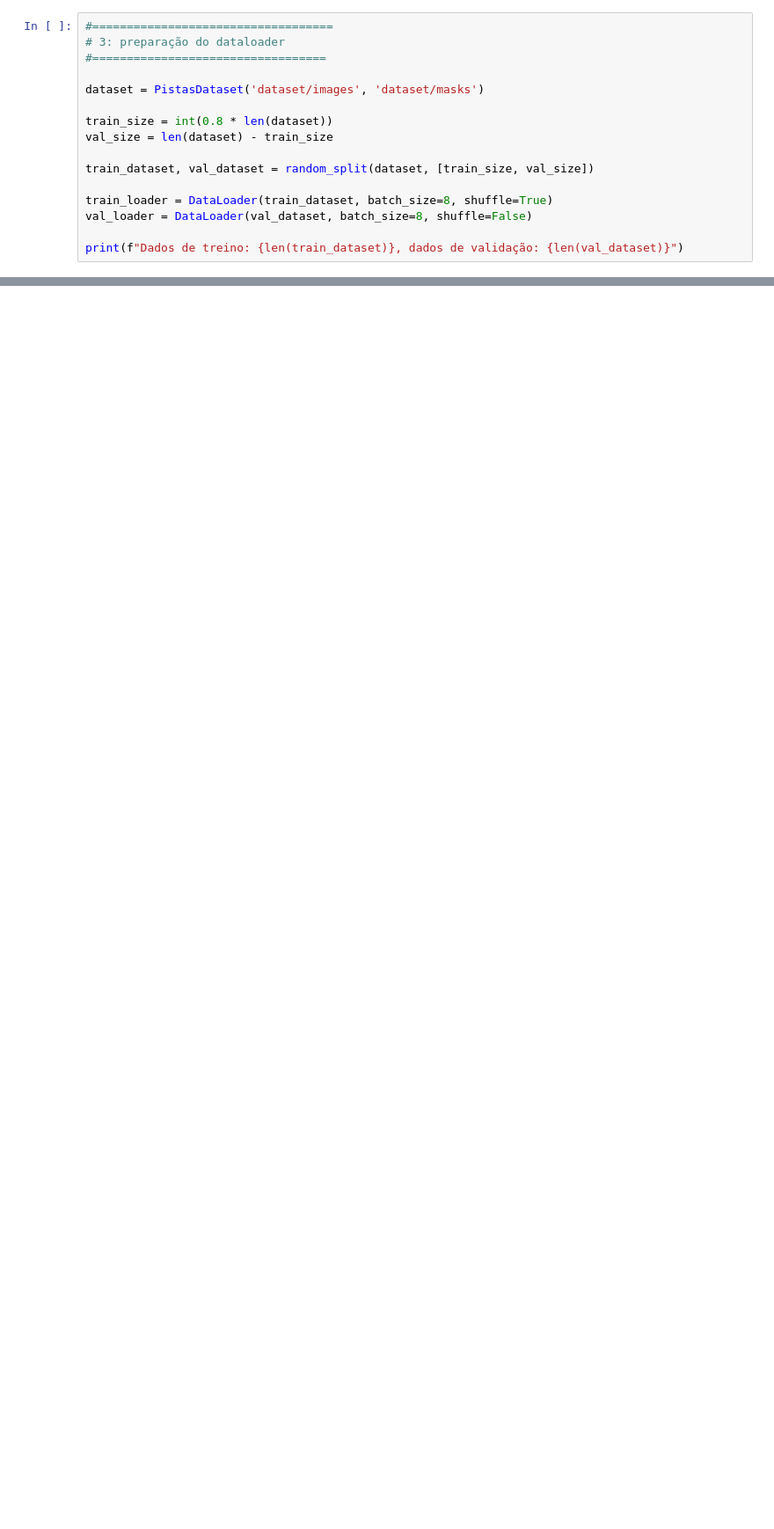
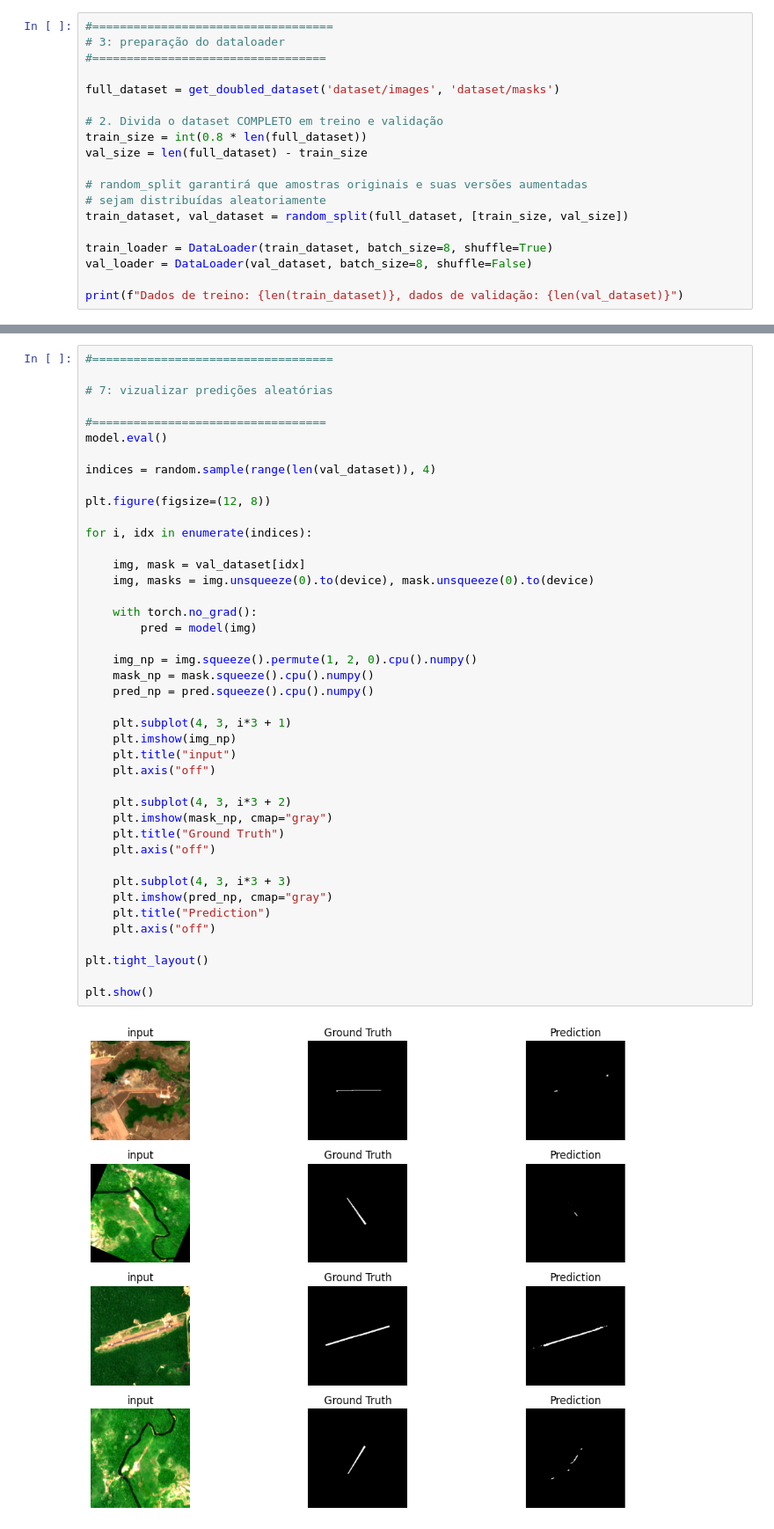
Before and after one commit to DanielNaiff/initial-challenge-semantic-segmentation, a Jupyter notebook: main.ipynb, the cells around one changed output, grey strips where cells are left out. Shown at 88% size. Drawn from its saved outputs; the diff is of its cells as text; blank space fills up the shorter version.

```diff
--- a/main.ipynb
+++ b/main.ipynb
@@ -108,12 +107,15 @@ def get_doubled_dataset(img_dir, mask_dir):
 # 3: preparação do dataloader
 #==================================
 
-dataset = PistasDataset('dataset/images', 'dataset/masks')
+full_dataset = get_doubled_dataset('dataset/images', 'dataset/masks')
 
-train_size = int(0.8 * len(dataset))
-val_size = len(dataset) - train_size
+# 2. Divida o dataset COMPLETO em treino e validação
+train_size = int(0.8 * len(full_dataset))
+val_size = len(full_dataset) - train_size
 
-train_dataset, val_dataset = random_split(dataset, [train_size, val_size])
+# random_split garantirá que amostras originais e suas versões aumentadas
+# sejam distribuídas aleatoriamente
+train_dataset, val_dataset = random_split(full_dataset, [train_size, val_size])
 
 train_loader = DataLoader(train_dataset, batch_size=8, shuffle=True)
 val_loader = DataLoader(val_dataset, batch_size=8, shuffle=False)
@@ -165,3 +299,47 @@ class UNet(nn.Module):
+# %%
+#===================================
+
+# 7: vizualizar predições aleatórias
+
+#==================================
+model.eval()
+
+indices = random.sample(range(len(val_dataset)), 4)
+
+plt.figure(figsize=(12, 8))
+
+for i, idx in enumerate(indices):
+
+    img, mask = val_dataset[idx]
+    img, masks = img.unsqueeze(0).to(device), mask.unsqueeze(0).to(device)
+
+    with torch.no_grad():
+        pred = model(img)
+
+    img_np = img.squeeze().permute(1, 2, 0).cpu().numpy()
+    mask_np = mask.squeeze().cpu().numpy()
+    pred_np = pred.squeeze().cpu().numpy()
+
+    plt.subplot(4, 3, i*3 + 1)
+    plt.imshow(img_np)
+    plt.title("input")
+    plt.axis("off")
+
+    plt.subplot(4, 3, i*3 + 2)
+    plt.imshow(mask_np, cmap="gray")
+    plt.title("Ground Truth")
+    plt.axis("off")
+
+    plt.subplot(4, 3, i*3 + 3)
+    plt.imshow(pred_np, cmap="gray")
+    plt.title("Prediction")
+    plt.axis("off")
+
+plt.tight_layout()
+
+plt.show()
+# %% [output]
+[figure, added]
 # %%
 ee.Initialize(project="desafio-solved")
 
```
Also changed, not shown: parts of 7 cells of this notebook.
